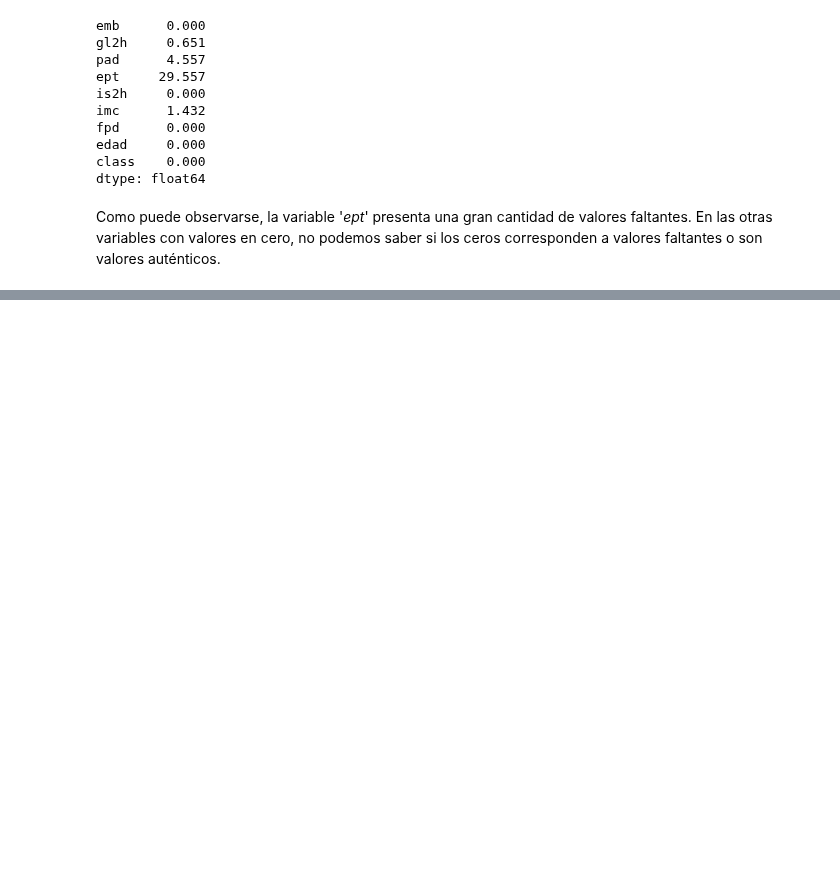
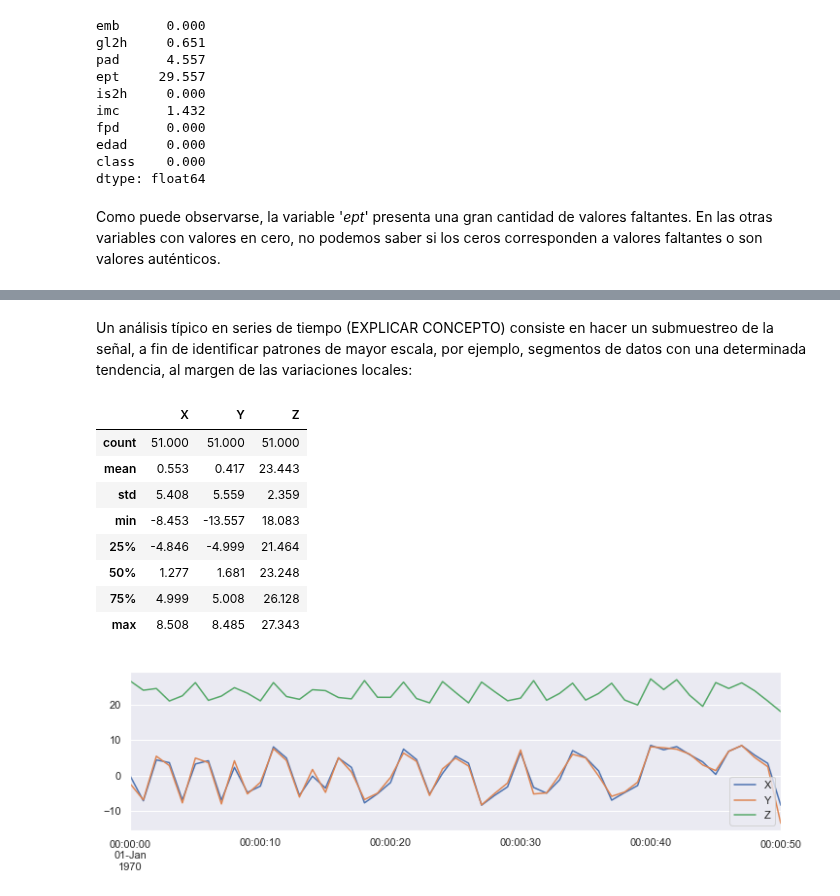
Before and after one commit to rsotoc/pattern-recognition, a Jupyter notebook: 5. Comprensión de los datos.ipynb, the cells around one changed output, grey strips where cells are left out. Saved outputs shown, nothing was run; the diff lists cells and outputs as text; code cells hidden in the pictures; blank space fills up the shorter version.

```diff
--- a/5. Comprensión de los datos.ipynb
+++ b/5. Comprensión de los datos.ipynb
@@ -437,0 +539,6 @@ Como puede observarse, la variable '*ept*' presenta una gran cantidad de valores
+# %%
+data_transposed = np.array(x_t).T.tolist()
+lorenz_df = pd.DataFrame(data_transposed, index=t, columns=["X", "Y", "Z"])
+lorenz_df.index = pd.to_datetime(lorenz_df.index, unit='s')
+
+display(lorenz_df.describe())
@@ -437,0 +555,20 @@ Como puede observarse, la variable '*ept*' presenta una gran cantidad de valores
+# %% [markdown]
+Un análisis típico en series de tiempo (EXPLICAR CONCEPTO) consiste en hacer un submuestreo de la señal, a fin de identificar patrones de mayor escala, por ejemplo, segmentos de datos con una determinada tendencia, al margen de las variaciones locales:
+# %%
+bysecs = lorenz_df.resample('1S').mean()
+display(bysecs.describe())
+
+rcParams['figure.figsize'] = 12, 3
+bysecs.rolling(1, center=True).sum().plot(style=['-'])
+plt.show()
+# %% [output]
+|  | X | Y | Z |
+| count | 51.000 | 51.000 | 51.000 |
+| mean | 0.553 | 0.417 | 23.443 |
+| std | 5.408 | 5.559 | 2.359 |
+| min | -8.453 | -13.557 | 18.083 |
+| 25% | -4.846 | -4.999 | 21.464 |
+| 50% | 1.277 | 1.681 | 23.248 |
+| 75% | 4.999 | 5.008 | 26.128 |
+| max | 8.508 | 8.485 | 27.343 |
+[figure, added]
```
Also changed, not shown: parts of 16 cells of this notebook, 5 other files.
